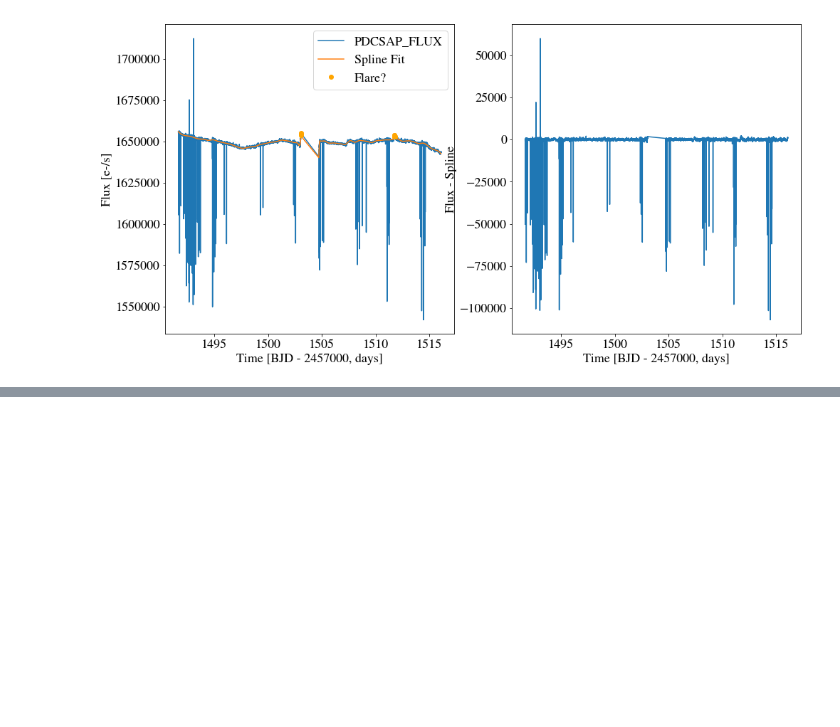
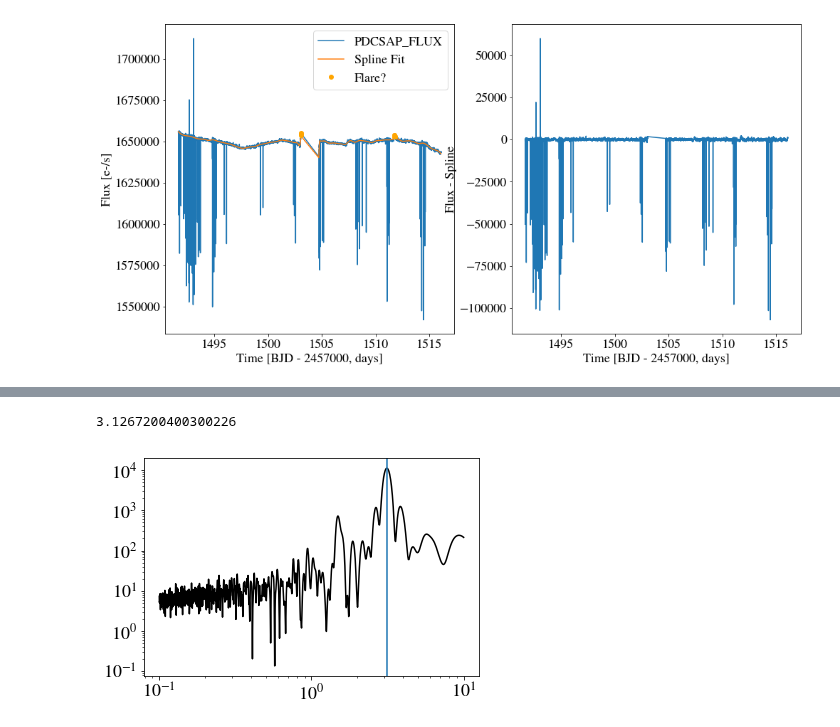
Before and after one commit to spencerw/tess_flare, a Jupyter notebook: findFlares.ipynb, the cells around one changed output, grey strips where cells are left out. Drawn from its saved outputs; the diff is of its cells as text; code cells hidden in the pictures; blank space fills up the shorter version.

```diff
--- a/findFlares.ipynb
+++ b/findFlares.ipynb
@@ -285,0 +281,19 @@ Text(0, 0.5, 'Power')
+# %%
+from astropy.stats import LombScargle
+
+# First guess at the period
+freq = np.linspace(0.1, 10.0, 5000)
+model = LombScargle(time, flux)
+power = model.power(freq, method="fast", normalization="psd")
+power /= len(time)
+
+period = 1.0 / freq[np.argmax(power)]
+print(period)
+
+plt.plot(1.0 / freq, power, "k")
+plt.axvline(period)
+plt.xscale("log")
+plt.yscale("log")
+# %% [output]
+3.1267200400300226
+[figure, added]
```
Also changed, not shown: parts of 8 cells of this notebook, 2 other files.
